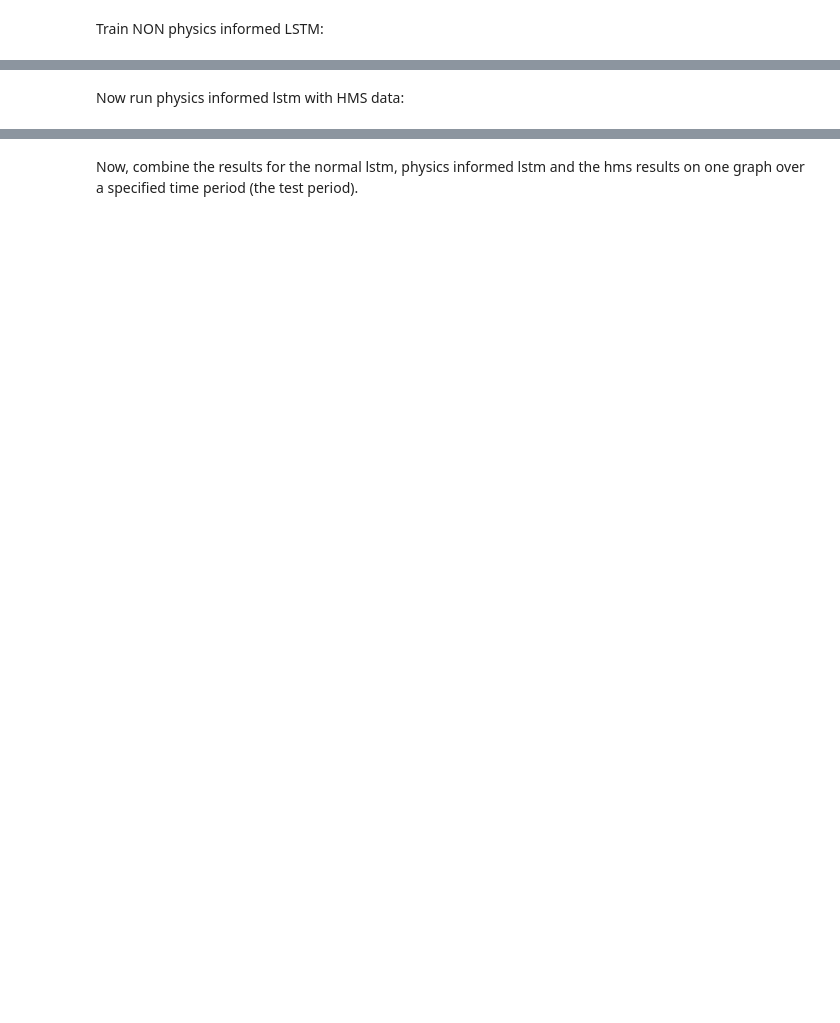
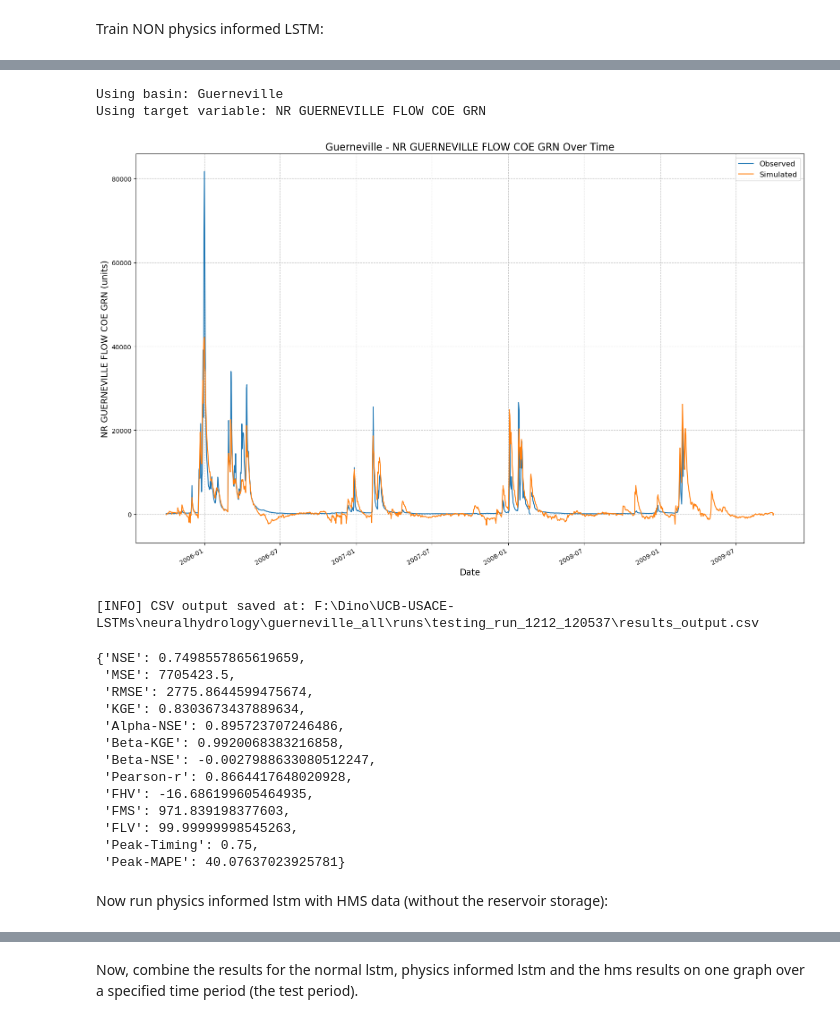
Before and after one commit to evanr1232/UCB-USACE-LSTMs, a Jupyter notebook: neuralhydrology/guerneville_all/guerneville_models.ipynb, the cells around one changed output, grey strips where cells are left out. Drawn from its saved outputs; the diff is of its cells as text; code cells hidden in the pictures; blank space fills up the shorter version.

```diff
--- a/neuralhydrology/guerneville_all/guerneville_models.ipynb
+++ b/neuralhydrology/guerneville_all/guerneville_models.ipynb
@@ -77,0 +82,14 @@ Using target variable: NR GUERNEVILLE FLOW COE GRN
+# %%
+#adjust path to directory of daily csv
+path_to_csv = Path("F:/Dino/UCB-USACE-LSTMs/data/11082024_data_streamflow_met_Russian_River_share_UCB")
+#adjust path to yaml file for relevant basin
+path_to_yaml = Path("guerneville_gage.yaml")
+params = {
+    "epochs":32,
+    "hidden_size": 128,
+    "output_dropout": 0.4,
+    "seq_length": 90,
+}
+lstmNoPhysics = UCB_trainer(path_to_csv, yaml_path= path_to_yaml, hyperparams= params)
+# %%
+lstmNoPhysics.train()
@@ -78,3 +116,23 @@ Using target variable: NR GUERNEVILLE FLOW COE GRN
+# %%
+lstmNoPhysics.results()
+# %% [output]
+Using basin: Guerneville
+Using target variable: NR GUERNEVILLE FLOW COE GRN
+[figure, added]
+[INFO] CSV output saved at: F:\Dino\UCB-USACE-LSTMs\neuralhydrology\guerneville_all\runs\testing_run_1212_120537\results_output.csv
+{'NSE': 0.7498557865619659,
+ 'MSE': 7705423.5,
+ 'RMSE': 2775.8644599475674,
+ 'KGE': 0.8303673437889634,
+ 'Alpha-NSE': 0.895723707246486,
+ 'Beta-KGE': 0.9920068383216858,
+ 'Beta-NSE': -0.0027988633080512247,
+ 'Pearson-r': 0.8664417648020928,
+ 'FHV': -16.686199605464935,
+ 'FMS': 971.839198377603,
+ 'FLV': 99.99999998545263,
+ 'Peak-Timing': 0.75,
+ 'Peak-MAPE': 40.07637023925781}
 # %% [markdown]
-Now run physics informed lstm with HMS data:
+Now run physics informed lstm with HMS data (without the reservoir storage):
 # %%
```
Also changed, not shown: parts of 24 cells of this notebook, 10 other files.
